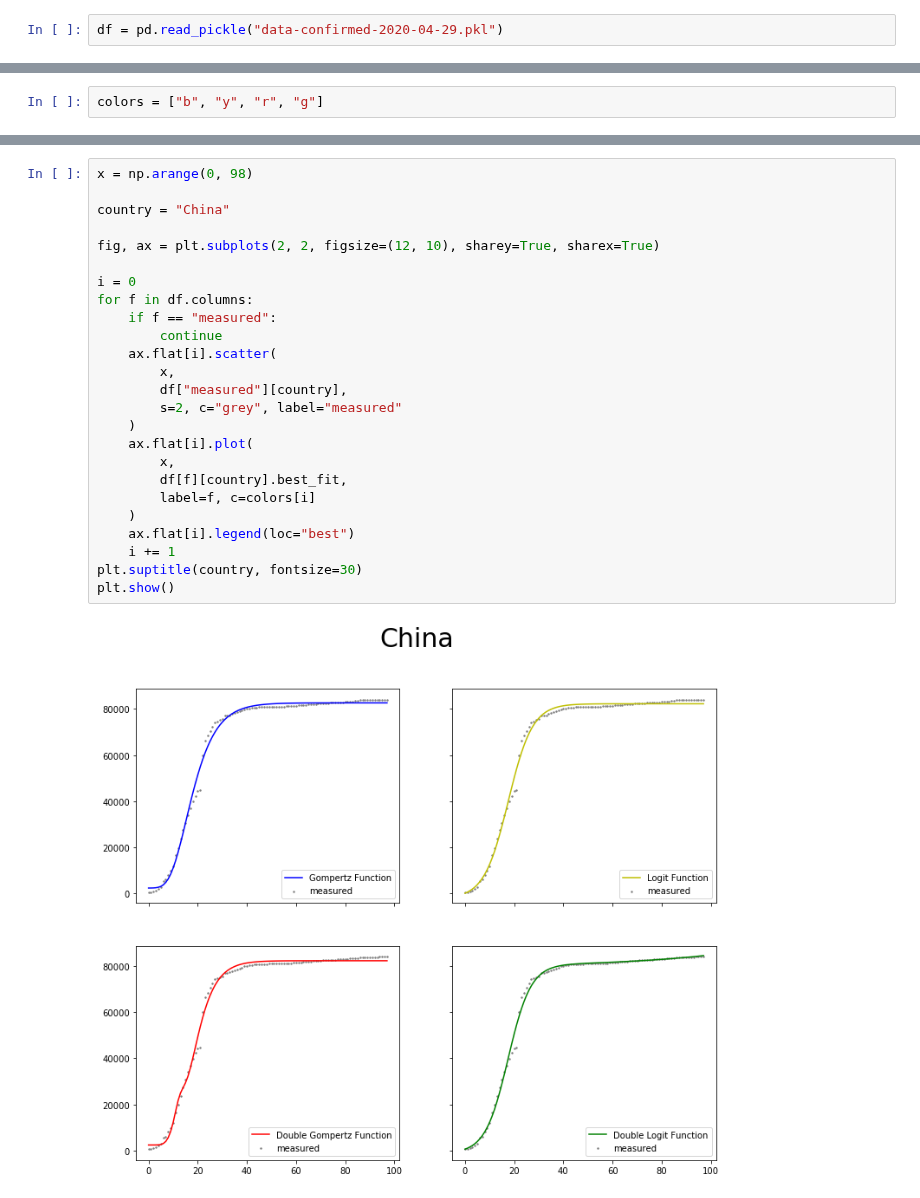
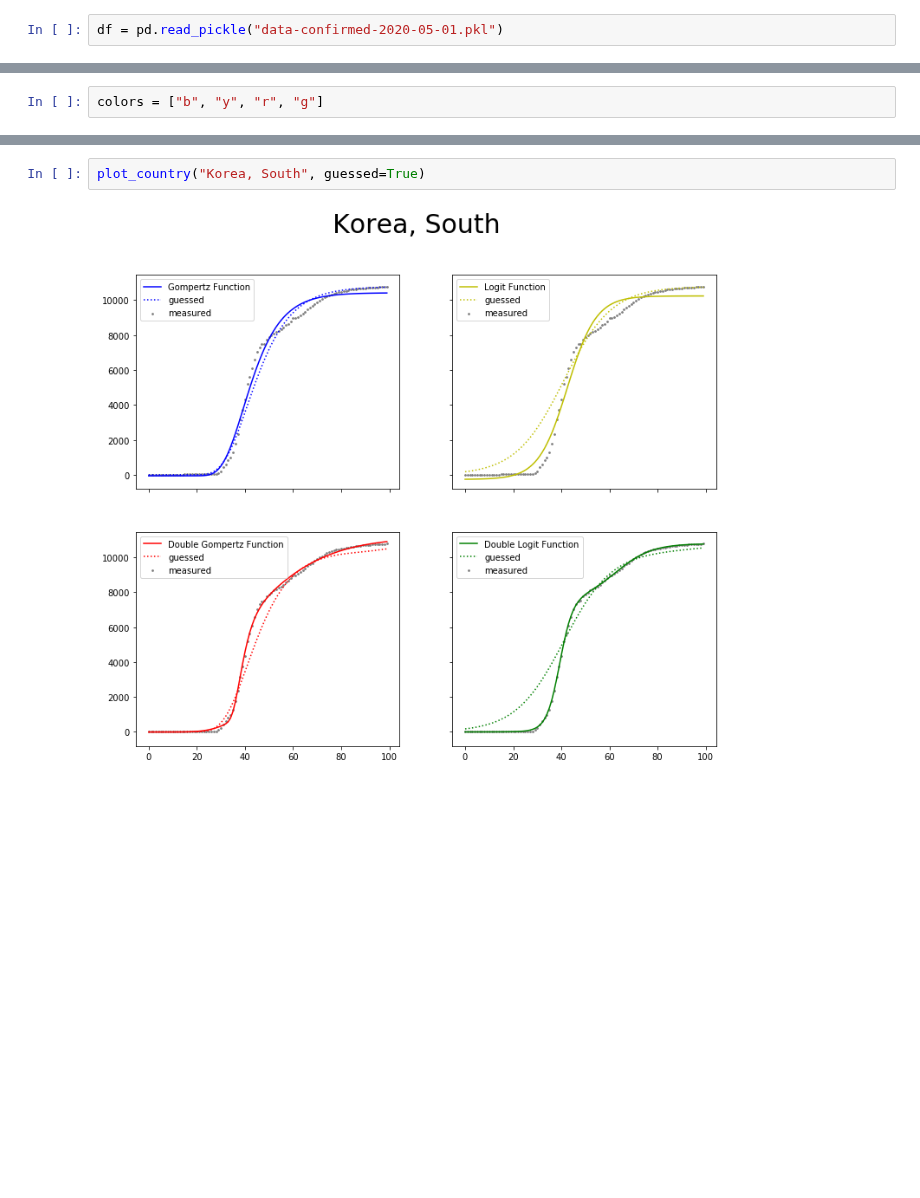
Before and after one commit to maxdevblock/covid-19-italy, a Jupyter notebook: OLD/functions/lmfit-examples.ipynb, the cells around one changed output, grey strips where cells are left out. Drawn from its saved outputs; the diff is of its cells as text; blank space fills up the shorter version.

```diff
--- a/OLD/functions/lmfit-examples.ipynb
+++ b/OLD/functions/lmfit-examples.ipynb
@@ -38,4 +38,4 @@ def double_logit_function(x, a1, b1, k1, a2, b2, k2, e):
     l2 = (a2 - a1) / (1 + np.exp(d2))
     return l1 + l2 + e
 # %%
-df = pd.read_pickle("data-confirmed-2020-04-29.pkl")
+df = pd.read_pickle("data-confirmed-2020-05-01.pkl")
@@ -179,27 +113,4 @@ plt.show()
-# %%
-x = np.arange(0, 98)
-
-country = "China"
-
-fig, ax = plt.subplots(2, 2, figsize=(12, 10), sharey=True, sharex=True)
-
-i = 0
-for f in df.columns:
-    if f == "measured":
-        continue
-    ax.flat[i].scatter(
-        x,
-        df["measured"][country],
-        s=2, c="grey", label="measured"
-    )
-    ax.flat[i].plot(
-        x,
-        df[f][country].best_fit,
-        label=f, c=colors[i]
-    )
-    ax.flat[i].legend(loc="best")
-    i += 1
-plt.suptitle(country, fontsize=30)
-plt.show()
-# %% [output]
-[figure, removed]
+# %%
+plot_country("Korea, South", guessed=True)
+# %% [output]
+[figure, added]
```
Also changed, not shown: parts of 13 cells of this notebook, 36 other files.
